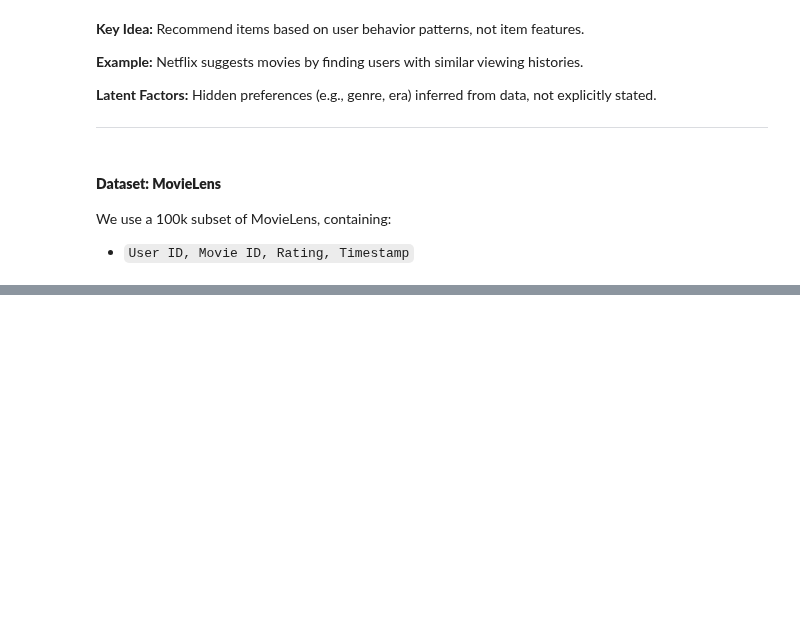
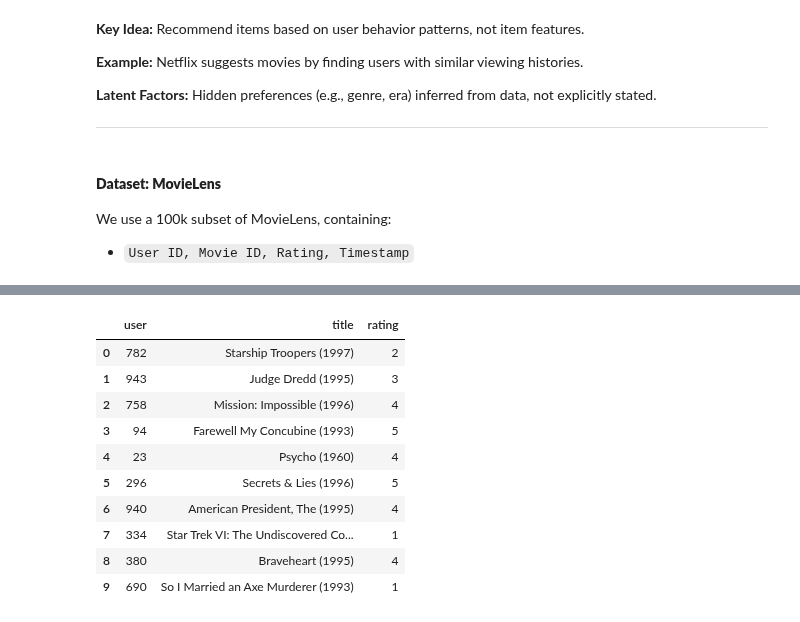
Before and after one commit to Firojpaudel/Machine-Learning-Notes, a Jupyter notebook: Practical Deep Learning For Coders/Chapter_8.ipynb, the cells around one changed output, grey strips where cells are left out. Drawn from its saved outputs; the diff is of its cells as text; code cells hidden in the pictures; blank space fills up the shorter version.

Commit message:
Chapter 8: DataLoaders Creation

```diff
--- a/Practical Deep Learning For Coders/Chapter_8.ipynb
+++ b/Practical Deep Learning For Coders/Chapter_8.ipynb
@@ -49,0 +66,6 @@ ratings.head()
+# %%
+#@ Loading  the Movie Titles
+movies= pd.read_csv(path/'u.item', delimiter='|', encoding='latin-1', usecols=(0,1),
+                    names= ['movie', 'title'], header= None)
+ratings= ratings.merge(movies)
+ratings.head()
@@ -49,0 +79,17 @@ ratings.head()
+# %%
+#@ Constructing DataLoaders
+
+dls = CollabDataLoaders.from_df(ratings, item_name= 'title', bs=64)
+dls.show_batch()
+# %% [output]
+|  | user | title | rating |
+| 0 | 782 | Starship Troopers (1997) | 2 |
+| 1 | 943 | Judge Dredd (1995) | 3 |
+| 2 | 758 | Mission: Impossible (1996) | 4 |
+| 3 | 94 | Farewell My Concubine (1993) | 5 |
+| 4 | 23 | Psycho (1960) | 4 |
+| 5 | 296 | Secrets & Lies (1996) | 5 |
+| 6 | 940 | American President, The (1995) | 4 |
+| 7 | 334 | Star Trek VI: The Undiscovered Co... | 1 |
+| 8 | 380 | Braveheart (1995) | 4 |
+| 9 | 690 | So I Married an Axe Murderer (1993) | 1 |
```
Also changed, not shown: parts of 6 cells of this notebook.
